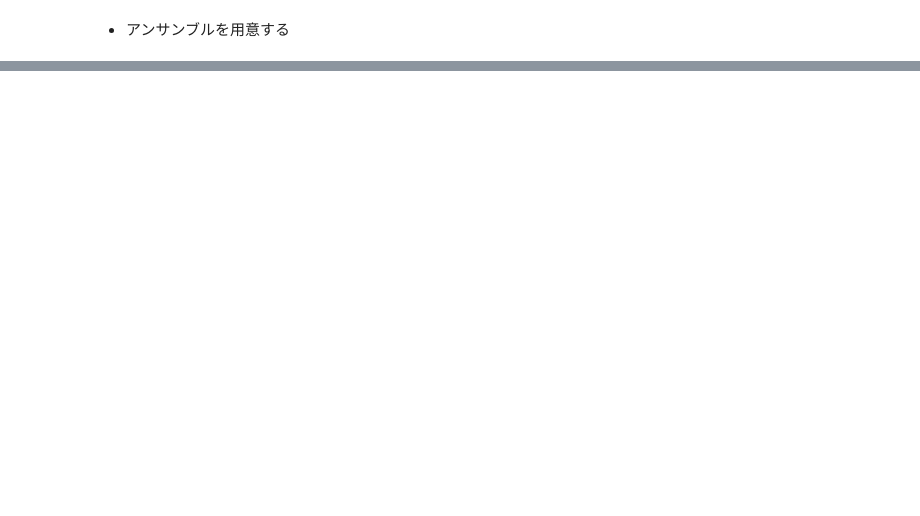
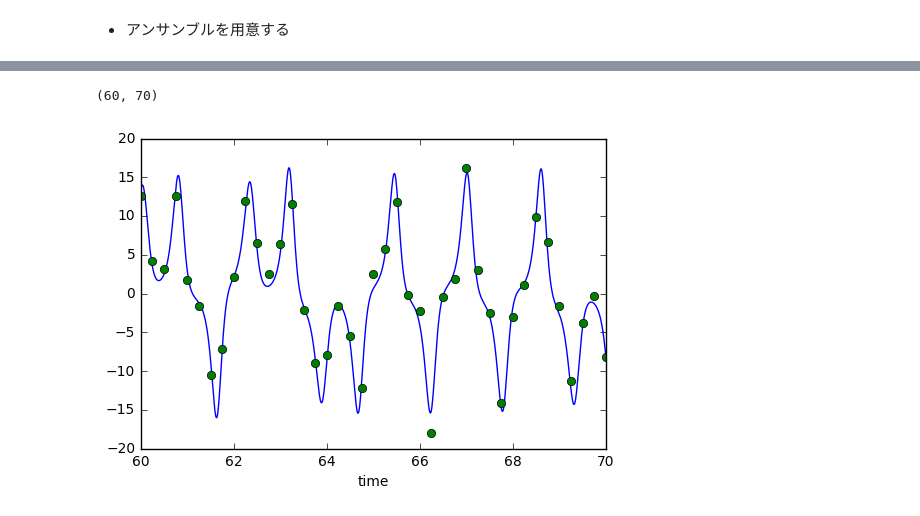
Before and after one commit to termoshtt/data_assimilation.py, a Jupyter notebook: demo.ipynb, the cells around one changed output, grey strips where cells are left out. Saved outputs shown, nothing was run; the diff lists cells and outputs as text; code cells hidden in the pictures; blank space fills up the shorter version.

```diff
--- a/demo.ipynb
+++ b/demo.ipynb
@@ -56,0 +71,20 @@ plt.legend(loc=4)
+# %%
+obs = []
+for idx, (time, data) in enumerate(df.iterrows()):
+    if idx % tau != 0:
+        continue
+    obs.append((time, np.array(data) + np.random.normal(size=3)))
+# %%
+truth = []
+for idx, (time, data) in enumerate(df.iterrows()):
+    if idx % tau == 0:
+        truth.append((time, np.array(data)))
+# %%
+obs_df = pd.DataFrame([(time, data[0]) for time, data in obs], columns=["time", "obsX"])
+# %%
+df["X"].plot()
+plt.plot(obs_df["time"], obs_df["obsX"], "o")
+plt.xlim(60, 70)
+# %% [output]
+(60, 70)
+[figure, added]
```
Also changed, not shown: parts of 11 cells of this notebook.
